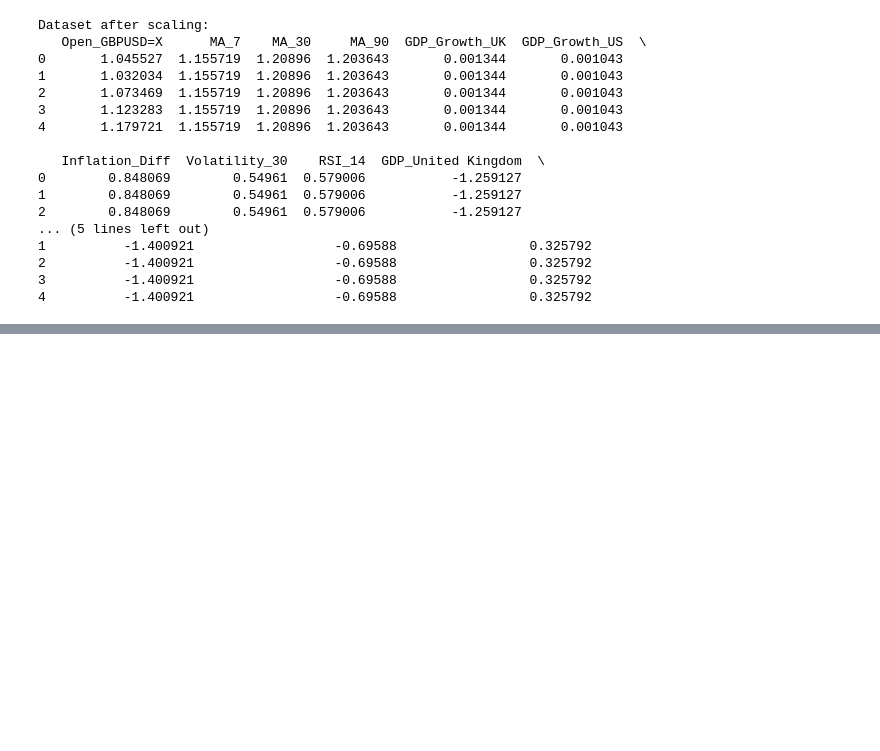
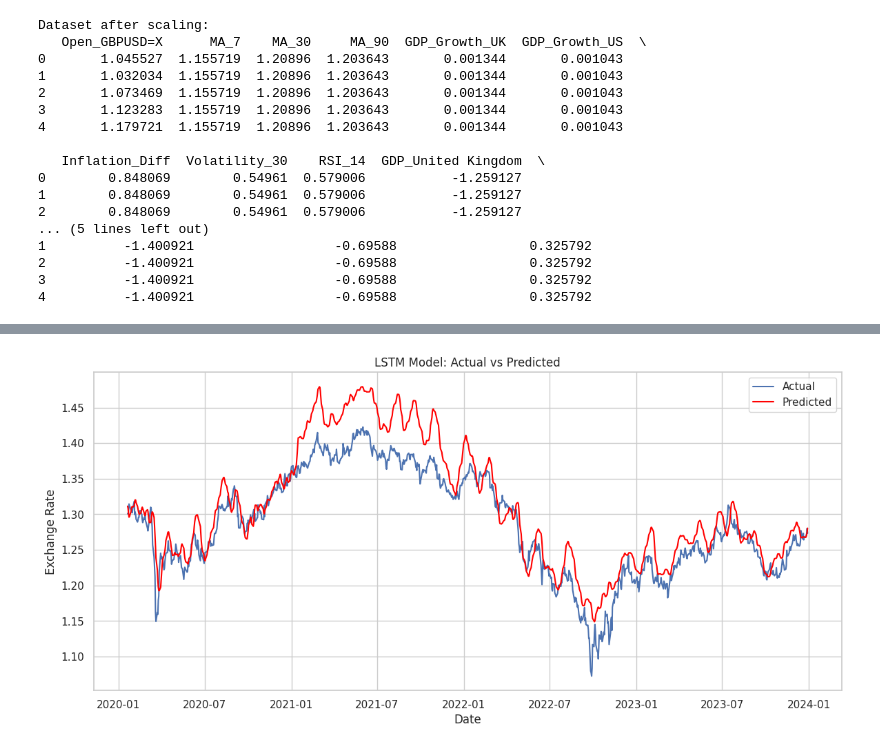
Before and after one commit to FunmilolaAdetuwo/Final-Project, a Jupyter notebook: Advanced_AI_Techniques_for_Predicting_Currency_Exchange_Rates_A_Deep_Learning_Approach.ipynb, the cells around one changed output, grey strips where cells are left out. Saved outputs shown, nothing was run; the diff lists cells and outputs as text; code cells hidden in the pictures; blank space fills up the shorter version.

```diff
--- a/Advanced_AI_Techniques_for_Predicting_Currency_Exchange_Rates_A_Deep_Learning_Approach.ipynb
+++ b/Advanced_AI_Techniques_for_Predicting_Currency_Exchange_Rates_A_Deep_Learning_Approach.ipynb
@@ -475,0 +564,87 @@ Name: Close_GBPUSD=X, dtype: float64
+# %%
+# Set seed for reproducibility
+tf_random.set_seed(42)
+np.random.seed(42)
+
+# We will need to scale the target variable
+tgt_sclr = StandardScaler()
+
+# Defining the number of timesteps
+timesteps = 10
+
+y_trn_scld = tgt_sclr.fit_transform(y_train.values.reshape(-1, 1))
+y_tst_scld = tgt_sclr.transform(y_test.values.reshape(-1, 1))
+
+# defining the sequence of timesteps
+def create_sequences(X, y, timesteps):
+    Xs, ys = [], []
+    for i in range(len(X) - timesteps):
+        Xs.append(X.iloc[i:(i + timesteps)])
+        ys.append(y[i + timesteps])
+    return np.array(Xs), np.array(ys)
+
+X_trn_seq, y_trn_seq = create_sequences(X_train, y_trn_scld, timesteps)
+X_tst_seq, y_tst_seq = create_sequences(X_test, y_tst_scld, timesteps)
+
+
+#Defining the LSTM model
+lstm_mdl = Sequential([
+    Input(shape=(X_trn_seq.shape[1], X_trn_seq.shape[2])),
+    LSTM(64, return_sequences=True),
+    Dropout(0.2),
+    LSTM(64, return_sequences=True),
+    Dropout(0.2),
+    LSTM(32),
+    Dropout(0.2),
+    Dense(1)
+])
+
+# Compiling the model
+lstm_mdl.compile(optimizer='adam', loss='mean_squared_error')
+
+# Training the model
+hstry = lstm_mdl.fit(X_trn_seq, y_trn_seq, epochs=20, batch_size=32, validation_split=0.2, verbose=1)
+
+
+# predict the trained model on the test set
+y_prd_lstm_scld = lstm_mdl.predict(X_tst_seq)
+
+# Inverse transform predictions and actual values
+y_prd_lstm = tgt_sclr.inverse_transform(y_prd_lstm_scld)
+y_tst_orgnl = tgt_sclr.inverse_transform(y_tst_seq)
+
+# Making sure that the correct date is used to plot
+tst_st_indx = len(y_train)
+tst_end_indx = tst_st_indx + len(y_tst_seq)
+
+if tst_end_indx > len(y_test):
+    tst_end_indx = len(y_test)
+    tst_st_indx = tst_end_indx - len(y_tst_seq)
+
+tst_dt = y_test.index[tst_st_indx:tst_end_indx]
+
+if len(tst_dt) != len(y_tst_seq.flatten()):
+    print("Mismatch in length of test date and prediction.")
+else:
+    # Plotting the actual vs predicted values
+    plt.figure(figsize=(14, 6))
+    plt.plot(tst_dt, y_tst_orgnl.flatten(), label='Actual')
+    plt.plot(tst_dt, y_prd_lstm.flatten(), label='Predicted', color='red')
+    plt.title('LSTM Model: Actual vs Predicted')
+    plt.xlabel('Date')
+    plt.ylabel('Exchange Rate')
+    plt.legend()
+    plt.show()
+
+# Showing the learning curve
+plt.figure(figsize=(10, 6))
+plt.plot(hstry.history['loss'], label='Training Loss')
+plt.plot(hstry.history['val_loss'], label='Validation Loss')
+plt.title('LSTM Model Learning Curve')
+plt.xlabel('Epochs')
+plt.ylabel('Loss')
+plt.xticks(np.arange(0, len(hstry.history['loss']), 1))
+plt.legend()
+plt.grid(True)
+plt.show()
+# %% [output]
@@ -475,0 +668 @@ Name: Close_GBPUSD=X, dtype: float64
+[figure, added]
```
Also changed, not shown: parts of 20 cells of this notebook.
